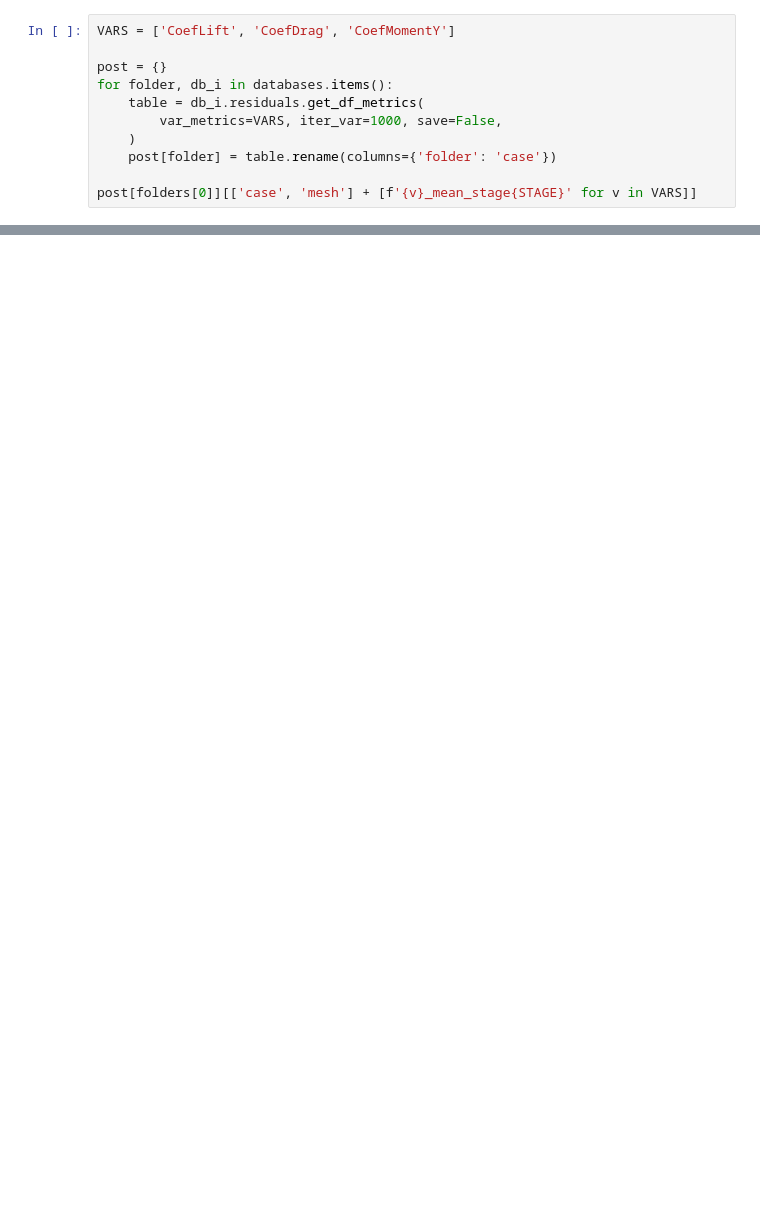
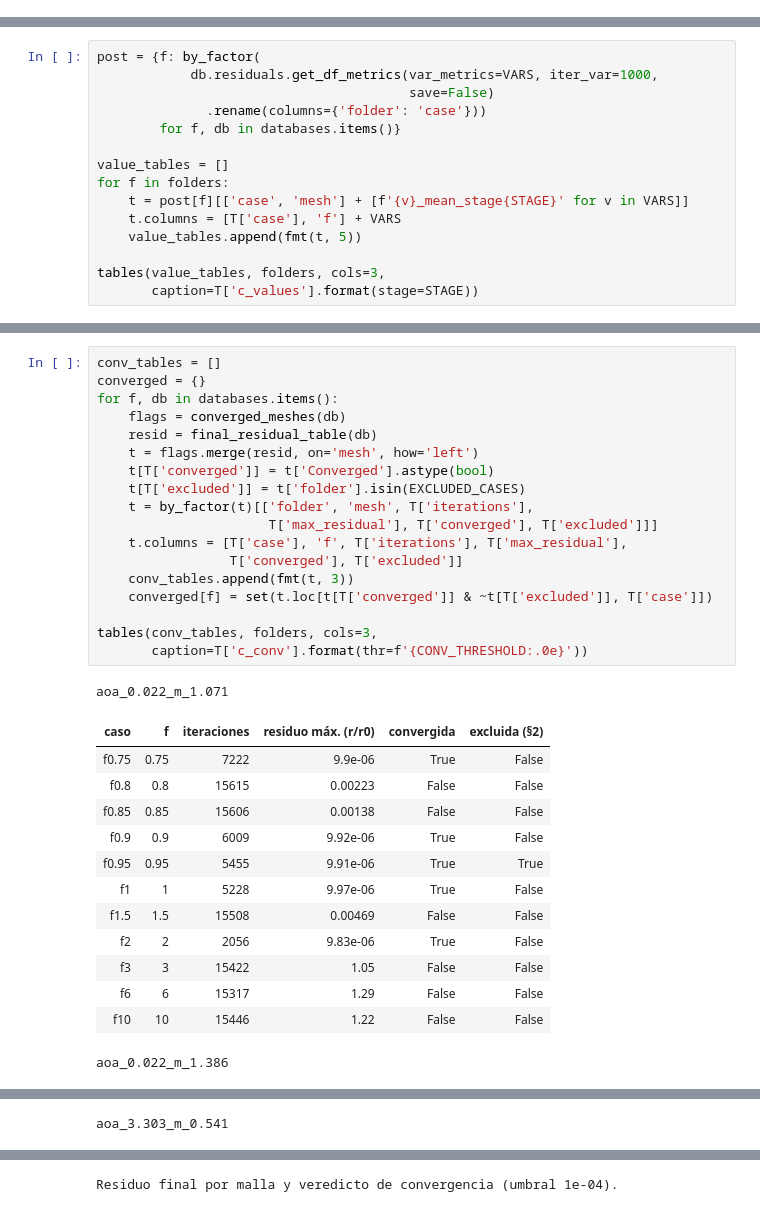
Before and after one commit to ninjaraiz/fellowship-of-the-ring, a Jupyter notebook: examples/TIFON_database_CODA/coda_single_GCI.ipynb, the cells around one changed output, grey strips where cells are left out. Saved outputs shown, nothing was run; the diff lists cells and outputs as text; blank space fills up the shorter version.

Commit message:
Documentation improved, GCI for TIFON databases finished, merge_dataset ready to analyze again.

```diff
--- a/examples/TIFON_database_CODA/coda_single_GCI.ipynb
+++ b/examples/TIFON_database_CODA/coda_single_GCI.ipynb
@@ -201,11 +0,0 @@ Es el objetivo clasico de un estudio de convergencia: una magnitud integral por
-# %%
-VARS = ['CoefLift', 'CoefDrag', 'CoefMomentY']
-
-post = {}
-for folder, db_i in databases.items():
-    table = db_i.residuals.get_df_metrics(
-        var_metrics=VARS, iter_var=1000, save=False,
-    )
-    post[folder] = table.rename(columns={'folder': 'case'})
-
-post[folders[0]][['case', 'mesh'] + [f'{v}_mean_stage{STAGE}' for v in VARS]]
@@ -420,0 +684,15 @@ grupos releidos: ['CADGroup_3__f0.8', 'CADGroup_3__f0.9', 'CADGroup_3__f1', 'CAD
+# %%
+post = {f: by_factor(
+            db.residuals.get_df_metrics(var_metrics=VARS, iter_var=1000,
+                                        save=False)
+              .rename(columns={'folder': 'case'}))
+        for f, db in databases.items()}
+
+value_tables = []
+for f in folders:
+    t = post[f][['case', 'mesh'] + [f'{v}_mean_stage{STAGE}' for v in VARS]]
+    t.columns = [T['case'], 'f'] + VARS
+    value_tables.append(fmt(t, 5))
+
+tables(value_tables, folders, cols=3,
+       caption=T['c_values'].format(stage=STAGE))
@@ -420,0 +756,33 @@ grupos releidos: ['CADGroup_3__f0.8', 'CADGroup_3__f0.9', 'CADGroup_3__f1', 'CAD
+# %%
+conv_tables = []
+converged = {}
+for f, db in databases.items():
+    flags = converged_meshes(db)
+    resid = final_residual_table(db)
+    t = flags.merge(resid, on='mesh', how='left')
+    t[T['converged']] = t['Converged'].astype(bool)
+    t[T['excluded']] = t['folder'].isin(EXCLUDED_CASES)
+    t = by_factor(t)[['folder', 'mesh', T['iterations'],
+                      T['max_residual'], T['converged'], T['excluded']]]
+    t.columns = [T['case'], 'f', T['iterations'], T['max_residual'],
+                 T['converged'], T['excluded']]
+    conv_tables.append(fmt(t, 3))
+    converged[f] = set(t.loc[t[T['converged']] & ~t[T['excluded']], T['case']])
+
+tables(conv_tables, folders, cols=3,
+       caption=T['c_conv'].format(thr=f'{CONV_THRESHOLD:.0e}'))
+# %% [output]
+aoa_0.022_m_1.071
+| caso | f | iteraciones | residuo máx. (r/r0) | convergida | excluida (§2) |
+| f0.75 | 0.75 | 7222 | 9.9e-06 | True | False |
+| f0.8 | 0.8 | 15615 | 0.00223 | False | False |
+| f0.85 | 0.85 | 15606 | 0.00138 | False | False |
+| f0.9 | 0.9 | 6009 | 9.92e-06 | True | False |
+| f0.95 | 0.95 | 5455 | 9.91e-06 | True | True |
+| f1 | 1 | 5228 | 9.97e-06 | True | False |
+| f1.5 | 1.5 | 15508 | 0.00469 | False | False |
+| f2 | 2 | 2056 | 9.83e-06 | True | False |
+| f3 | 3 | 15422 | 1.05 | False | False |
+| f6 | 6 | 15317 | 1.29 | False | False |
+| f10 | 10 | 15446 | 1.22 | False | False |
+aoa_0.022_m_1.386
@@ -420,0 +801 @@ grupos releidos: ['CADGroup_3__f0.8', 'CADGroup_3__f0.9', 'CADGroup_3__f1', 'CAD
+aoa_3.303_m_0.541
@@ -420,0 +814 @@ grupos releidos: ['CADGroup_3__f0.8', 'CADGroup_3__f0.9', 'CADGroup_3__f1', 'CAD
+Residuo final por malla y veredicto de convergencia (umbral 1e-04).
```
Also changed, not shown: parts of 79 cells of this notebook, 27 other files.
